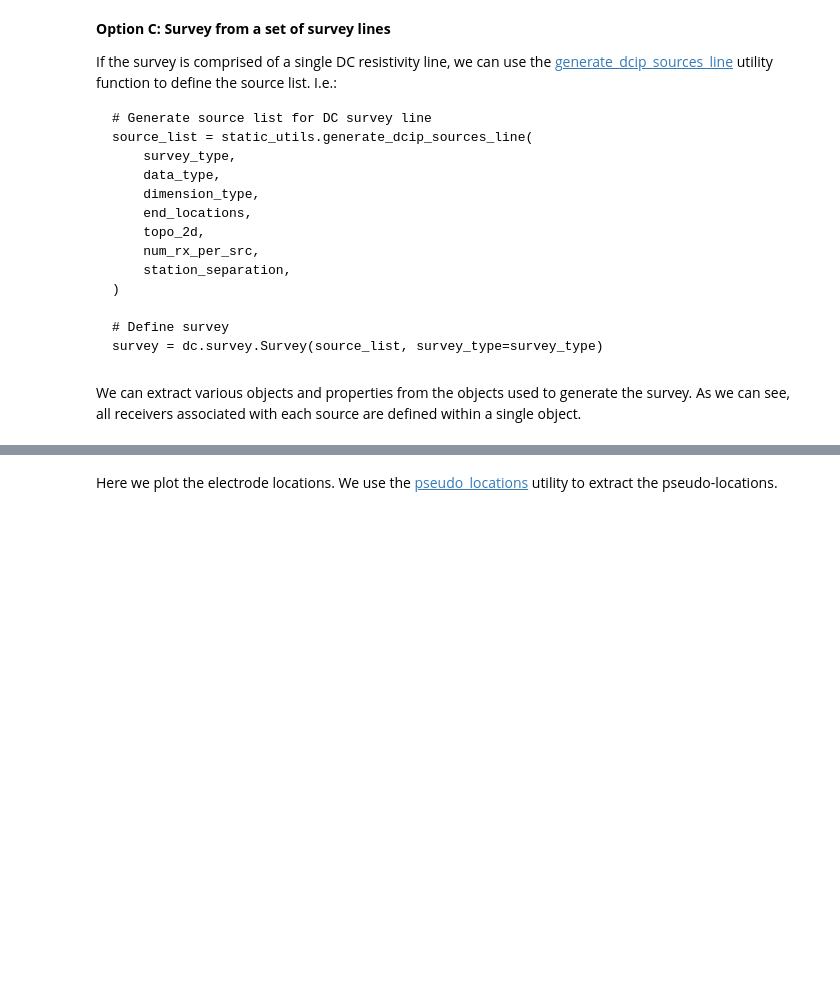
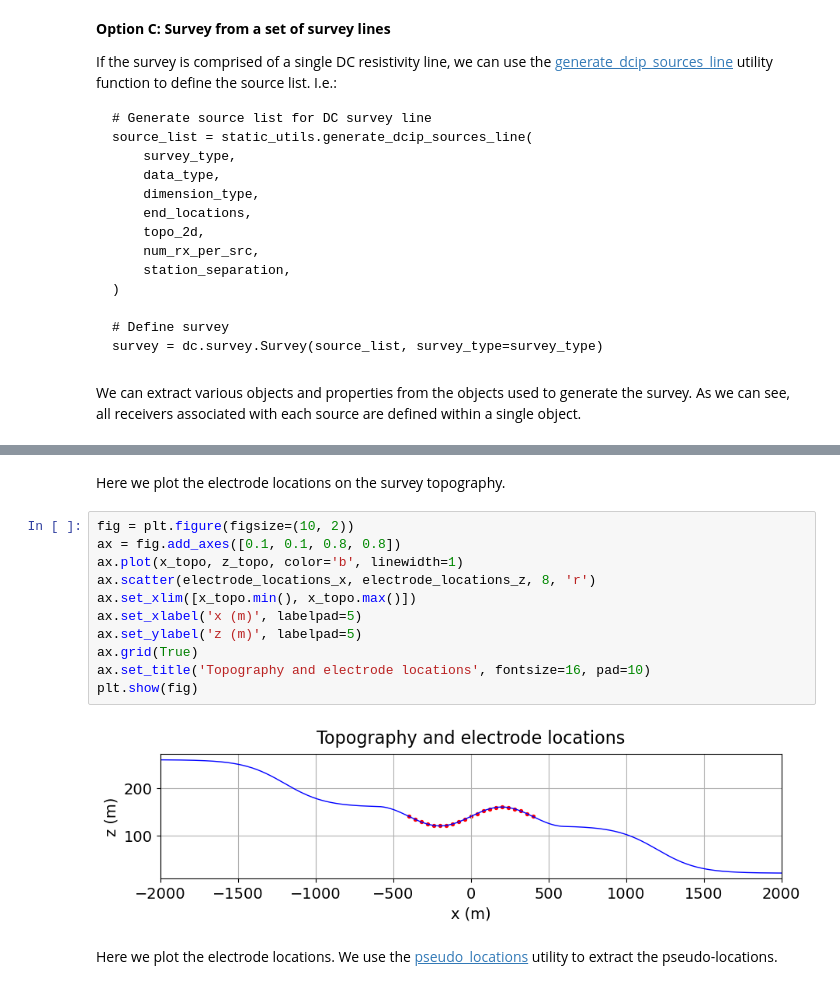
Before and after one commit to simpeg/user-tutorials, a Jupyter notebook: notebooks/05-dcr/fwd_dcr_2d.ipynb, the cells around one changed output, grey strips where cells are left out. Cells and saved outputs as stored; diff of their text form; blank space fills up the shorter version.

```diff
--- a/notebooks/05-dcr/fwd_dcr_2d.ipynb
+++ b/notebooks/05-dcr/fwd_dcr_2d.ipynb
@@ -217,3 +208,18 @@ Dipole(m: [160.          -1.95773935]; n: [200.   0.])
+# %% [markdown]
+Here we plot the electrode locations on the survey topography.
+# %%
+fig = plt.figure(figsize=(10, 2))
+ax = fig.add_axes([0.1, 0.1, 0.8, 0.8])
+ax.plot(x_topo, z_topo, color='b', linewidth=1)
+ax.scatter(electrode_locations_x, electrode_locations_z, 8, 'r')
+ax.set_xlim([x_topo.min(), x_topo.max()])
+ax.set_xlabel('x (m)', labelpad=5)
+ax.set_ylabel('z (m)', labelpad=5)
+ax.grid(True)
+ax.set_title('Topography and electrode locations', fontsize=16, pad=10)
+plt.show(fig)
+# %% [output]
+[figure, added]
 # %% [markdown]
 Here we plot the electrode locations. We use the [pseudo_locations](myst:SimPEG#SimPEG.electromagnetics.static.utils.pseudo_locations) utility to extract the pseudo-locations.
 # %%
```
Also changed, not shown: parts of 21 cells of this notebook, 10 other files.
